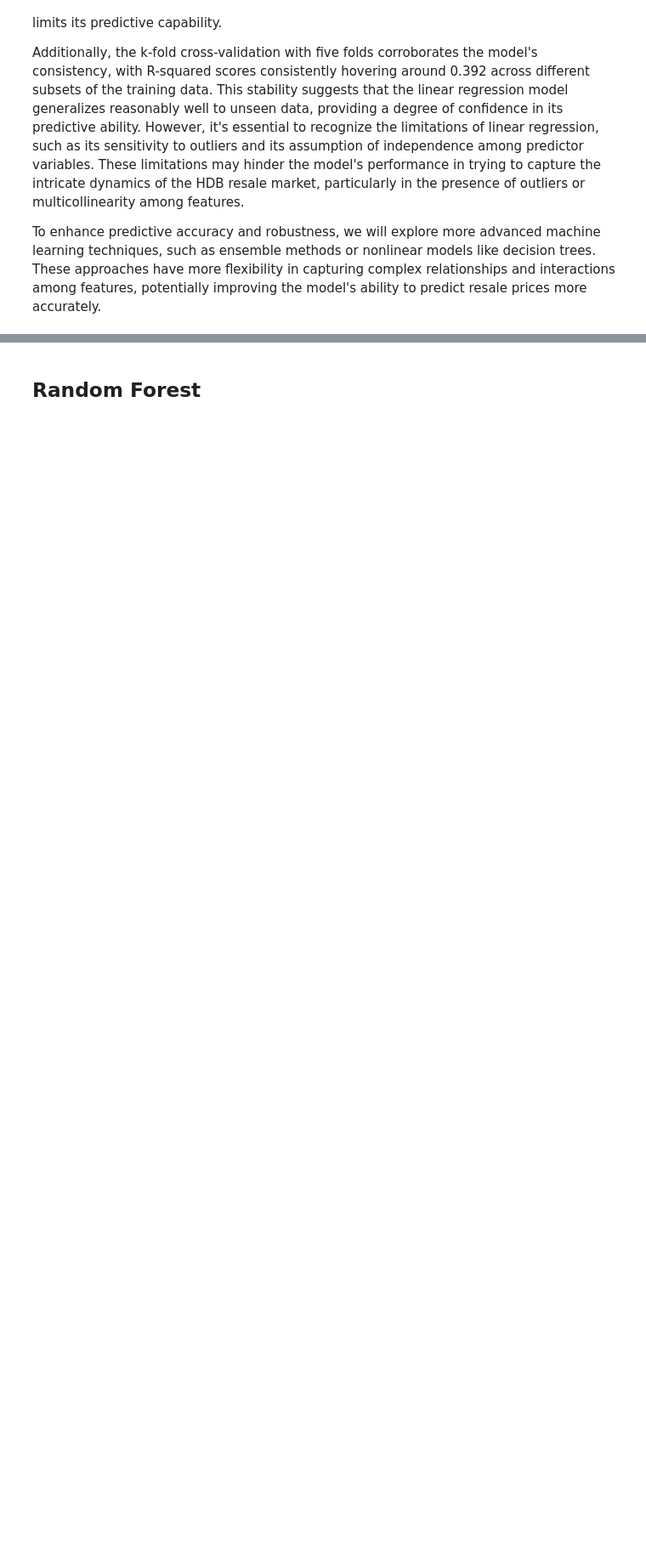
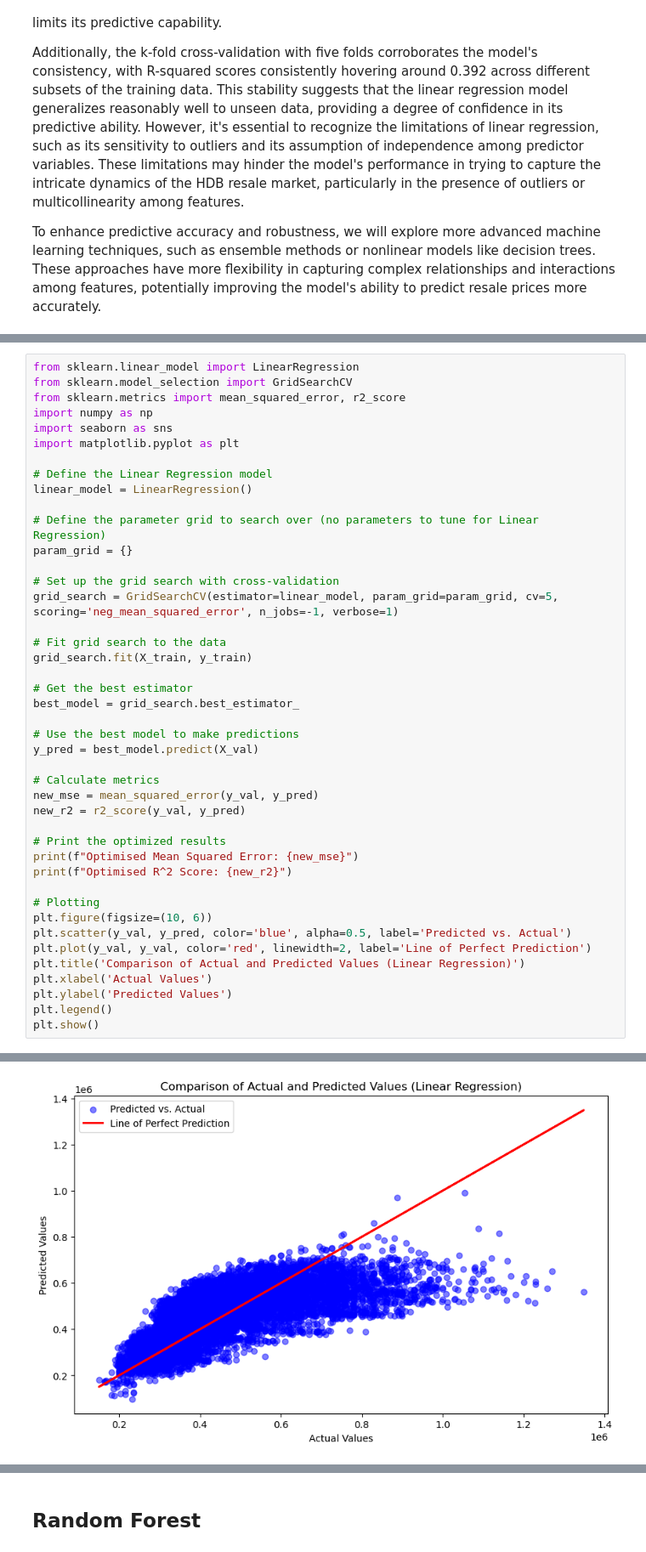
Before and after one commit to Cheenaswee/CS3244-Machines-That-Learn, a Jupyter notebook: CS3244_Data2.ipynb, the cells around one changed output, grey strips where cells are left out. Shown at 85% size. Saved outputs shown, nothing was run; the diff lists cells and outputs as text; blank space fills up the shorter version.

```diff
--- a/CS3244_Data2.ipynb
+++ b/CS3244_Data2.ipynb
@@ -506,0 +509,44 @@ To enhance predictive accuracy and robustness, we will explore more advanced mac
+# %%
+from sklearn.linear_model import LinearRegression
+from sklearn.model_selection import GridSearchCV
+from sklearn.metrics import mean_squared_error, r2_score
+import numpy as np
+import seaborn as sns
+import matplotlib.pyplot as plt
+
+# Define the Linear Regression model
+linear_model = LinearRegression()
+
+# Define the parameter grid to search over (no parameters to tune for Linear Regression)
+param_grid = {}
+
+# Set up the grid search with cross-validation
+grid_search = GridSearchCV(estimator=linear_model, param_grid=param_grid, cv=5, scoring='neg_mean_squared_error', n_jobs=-1, verbose=1)
+
+# Fit grid search to the data
+grid_search.fit(X_train, y_train)
+
+# Get the best estimator
+best_model = grid_search.best_estimator_
+
+# Use the best model to make predictions
+y_pred = best_model.predict(X_val)
+
+# Calculate metrics
+new_mse = mean_squared_error(y_val, y_pred)
+new_r2 = r2_score(y_val, y_pred)
+
+# Print the optimized results
+print(f"Optimised Mean Squared Error: {new_mse}")
+print(f"Optimised R^2 Score: {new_r2}")
+
+# Plotting
+plt.figure(figsize=(10, 6))
+plt.scatter(y_val, y_pred, color='blue', alpha=0.5, label='Predicted vs. Actual')
+plt.plot(y_val, y_val, color='red', linewidth=2, label='Line of Perfect Prediction')
+plt.title('Comparison of Actual and Predicted Values (Linear Regression)')
+plt.xlabel('Actual Values')
+plt.ylabel('Predicted Values')
+plt.legend()
+plt.show()
+# %% [output]
@@ -506,0 +556 @@ To enhance predictive accuracy and robustness, we will explore more advanced mac
+[figure, added]
```
Also changed, not shown: parts of 25 cells of this notebook.
